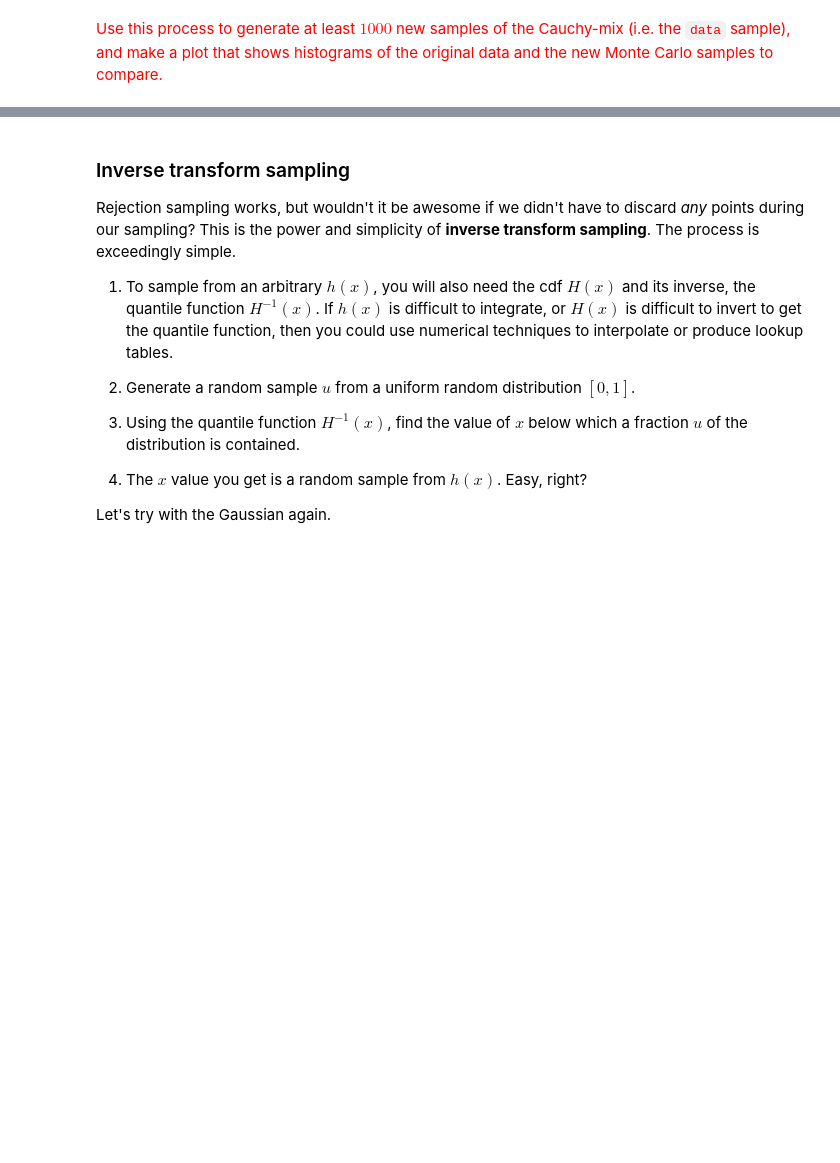
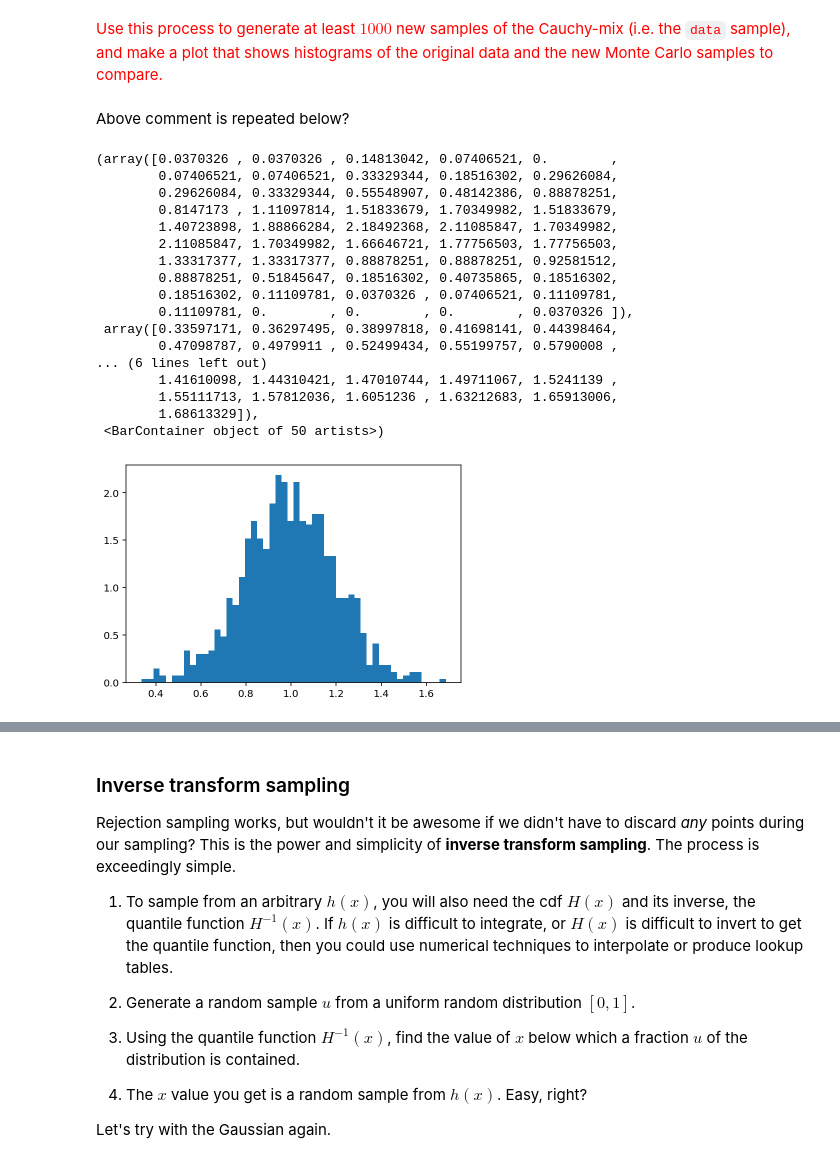
Before and after one commit to NihanPol/ASTR_3300_S2025, a Jupyter notebook: coursework/student_folders/zachary_zelensky/class_participation/Lecture_4_ZZelensky.ipynb, the cells around one changed output, grey strips where cells are left out. Saved outputs shown, nothing was run; the diff lists cells and outputs as text; code cells hidden in the pictures; blank space fills up the shorter version.

```diff
--- a/coursework/student_folders/zachary_zelensky/class_participation/Lecture_4_ZZelensky.ipynb
+++ b/coursework/student_folders/zachary_zelensky/class_participation/Lecture_4_ZZelensky.ipynb
@@ -564,3 +547,28 @@ plt.hist(monte_carlo, bins=50, density=True);
 ...of course once you have the `disth` you can immediately draw from the pdf using `disth.rvs()`. This is worth knowing for your own research. It's a great hack, but it's important to know the theory behind all this.
 # %% [markdown]
 <font color='red'>Use this process to generate at least $1000$ new samples of the Cauchy-mix (i.e. the `data` sample), and make a plot that shows histograms of the original data and the new Monte Carlo samples to compare.</font>
+# %% [markdown]
+Above comment is repeated below?
+# %%
+# make some more sample data
+sample_data = np.random.normal(1.0,0.2,1000)
+plt.hist(sample_data,bins=50,density=True)
+# %% [output]
+(array([0.0370326 , 0.0370326 , 0.14813042, 0.07406521, 0.        ,
+        0.07406521, 0.07406521, 0.33329344, 0.18516302, 0.29626084,
+        0.29626084, 0.33329344, 0.55548907, 0.48142386, 0.88878251,
+        0.8147173 , 1.11097814, 1.51833679, 1.70349982, 1.51833679,
+        1.40723898, 1.88866284, 2.18492368, 2.11085847, 1.70349982,
+        2.11085847, 1.70349982, 1.66646721, 1.77756503, 1.77756503,
+        1.33317377, 1.33317377, 0.88878251, 0.88878251, 0.92581512,
+        0.88878251, 0.51845647, 0.18516302, 0.40735865, 0.18516302,
+        0.18516302, 0.11109781, 0.0370326 , 0.07406521, 0.11109781,
+        0.11109781, 0.        , 0.        , 0.        , 0.0370326 ]),
+ array([0.33597171, 0.36297495, 0.38997818, 0.41698141, 0.44398464,
+        0.47098787, 0.4979911 , 0.52499434, 0.55199757, 0.5790008 ,
+... (6 lines left out)
+        1.41610098, 1.44310421, 1.47010744, 1.49711067, 1.5241139 ,
+        1.55111713, 1.57812036, 1.6051236 , 1.63212683, 1.65913006,
+        1.68613329]),
+ <BarContainer object of 50 artists>)
+[figure, added]
```
Also changed, not shown: parts of 14 cells of this notebook.
